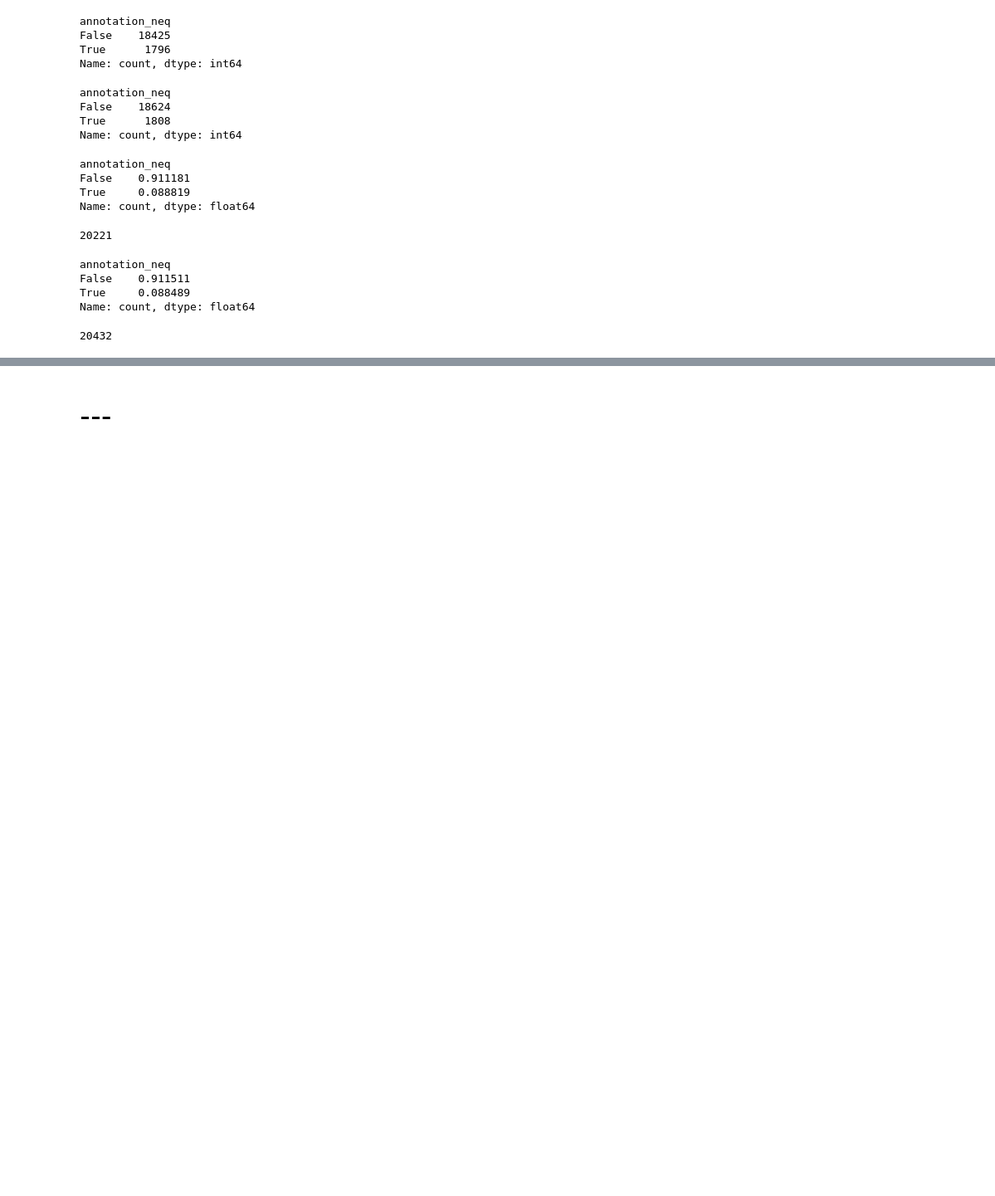
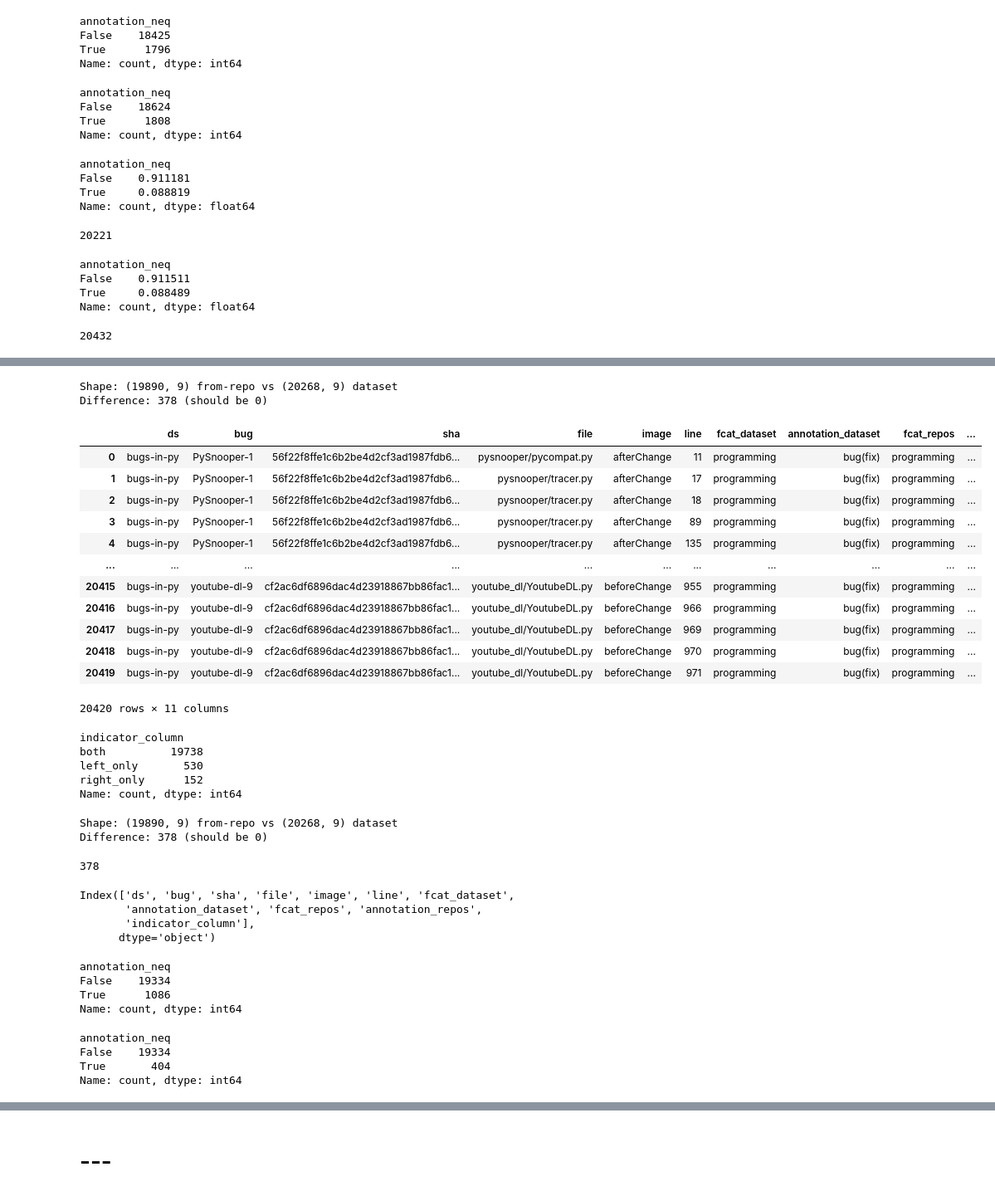
Before and after one commit to ncusi/PatchScope, a Jupyter notebook: notebooks/experiments/01-compare_annotations.ipynb, the cells around one changed output, grey strips where cells are left out. Shown at 83% size. Cells and saved outputs as stored; diff of their text form; code cells hidden in the pictures; blank space fills up the shorter version.

```diff
--- a/notebooks/experiments/01-compare_annotations.ipynb
+++ b/notebooks/experiments/01-compare_annotations.ipynb
@@ -2706,0 +2806,77 @@ merge_sel_consensus.shape[0]
+# %%
+print(f"Shape: {hapy_bip_from_repos_df.shape} from-repo vs {hapy_bip_from_dataset_df.shape} dataset")
+print(f"Difference: {hapy_bip_from_dataset_df.shape[0] - hapy_bip_from_repos_df.shape[0]} (should be 0)")
+# %% [output]
+Shape: (19890, 9) from-repo vs (20268, 9) dataset
+Difference: 378 (should be 0)
+# %%
+sel_columns = ['ds', 'bug', 'sha', 'file', 'image', 'line', 'fcat', 'annotation']
+hapy_bip_dataset_vs_from_repos_merge = pd.merge(
+    hapy_bip_from_dataset_df[sel_columns],
+    hapy_bip_from_repos_df[sel_columns],
+    how='outer', on=['ds', 'bug', 'sha', 'file', 'image', 'line'],
+    indicator="indicator_column", suffixes=("_dataset", "_repos"),
+)
+
+hapy_bip_dataset_vs_from_repos_merge
+# %% [output]
+|  | ds | bug | sha | file | image | line | fcat_dataset | annotation_dataset | fcat_repos | ... |
+| 0 | bugs-in-py | PySnooper-1 | 56f22f8ffe1c6b2be4d2cf3ad1987fdb6... | pysnooper/pycompat.py | afterChange | 11 | programming | bug(fix) | programming | ... |
+| 1 | bugs-in-py | PySnooper-1 | 56f22f8ffe1c6b2be4d2cf3ad1987fdb6... | pysnooper/tracer.py | afterChange | 17 | programming | bug(fix) | programming | ... |
+| 2 | bugs-in-py | PySnooper-1 | 56f22f8ffe1c6b2be4d2cf3ad1987fdb6... | pysnooper/tracer.py | afterChange | 18 | programming | bug(fix) | programming | ... |
+| 3 | bugs-in-py | PySnooper-1 | 56f22f8ffe1c6b2be4d2cf3ad1987fdb6... | pysnooper/tracer.py | afterChange | 89 | programming | bug(fix) | programming | ... |
+| 4 | bugs-in-py | PySnooper-1 | 56f22f8ffe1c6b2be4d2cf3ad1987fdb6... | pysnooper/tracer.py | afterChange | 135 | programming | bug(fix) | programming | ... |
+| ... | ... | ... | ... | ... | ... | ... | ... | ... | ... | ... |
+| 20415 | bugs-in-py | youtube-dl-9 | cf2ac6df6896dac4d23918867bb86fac1... | youtube_dl/YoutubeDL.py | beforeChange | 955 | programming | bug(fix) | programming | ... |
+| 20416 | bugs-in-py | youtube-dl-9 | cf2ac6df6896dac4d23918867bb86fac1... | youtube_dl/YoutubeDL.py | beforeChange | 966 | programming | bug(fix) | programming | ... |
+| 20417 | bugs-in-py | youtube-dl-9 | cf2ac6df6896dac4d23918867bb86fac1... | youtube_dl/YoutubeDL.py | beforeChange | 969 | programming | bug(fix) | programming | ... |
+| 20418 | bugs-in-py | youtube-dl-9 | cf2ac6df6896dac4d23918867bb86fac1... | youtube_dl/YoutubeDL.py | beforeChange | 970 | programming | bug(fix) | programming | ... |
+| 20419 | bugs-in-py | youtube-dl-9 | cf2ac6df6896dac4d23918867bb86fac1... | youtube_dl/YoutubeDL.py | beforeChange | 971 | programming | bug(fix) | programming | ... |
+20420 rows × 11 columns
+# %%
+hapy_bip_dataset_vs_from_repos_merge['indicator_column'].value_counts()
+# %% [output]
+indicator_column
+both          19738
+left_only       530
+right_only      152
+Name: count, dtype: int64
+# %%
+print(f"Shape: {hapy_bip_from_repos_df.shape} from-repo vs {hapy_bip_from_dataset_df.shape} dataset")
+print(f"Difference: {hapy_bip_from_dataset_df.shape[0] - hapy_bip_from_repos_df.shape[0]} (should be 0)")
+# %% [output]
+Shape: (19890, 9) from-repo vs (20268, 9) dataset
+Difference: 378 (should be 0)
+# %%
+530-152
+# %% [output]
+378
+# %%
+hapy_bip_dataset_vs_from_repos_merge.columns
+# %% [output]
+Index(['ds', 'bug', 'sha', 'file', 'image', 'line', 'fcat_dataset',
+       'annotation_dataset', 'fcat_repos', 'annotation_repos',
+       'indicator_column'],
+      dtype='object')
+# %%
+hapy_bip_dataset_vs_from_repos_merge['annotation_neq'] = \
+    hapy_bip_dataset_vs_from_repos_merge['annotation_dataset'] != hapy_bip_dataset_vs_from_repos_merge['annotation_repos']
+
+hapy_bip_dataset_vs_from_repos_merge['annotation_neq'].value_counts()
+# %% [output]
+annotation_neq
+False    19334
+True      1086
+Name: count, dtype: int64
+# %%
+hapy_bip_dataset_vs_from_repos_merge_inner = hapy_bip_dataset_vs_from_repos_merge[
+    hapy_bip_dataset_vs_from_repos_merge['annotation_dataset'].notna() &
+    hapy_bip_dataset_vs_from_repos_merge['annotation_repos'].notna()
+]
+
+hapy_bip_dataset_vs_from_repos_merge_inner['annotation_neq'].value_counts()
+# %% [output]
+annotation_neq
+False    19334
+True       404
+Name: count, dtype: int64
```
Also changed, not shown: parts of 16 cells of this notebook.
